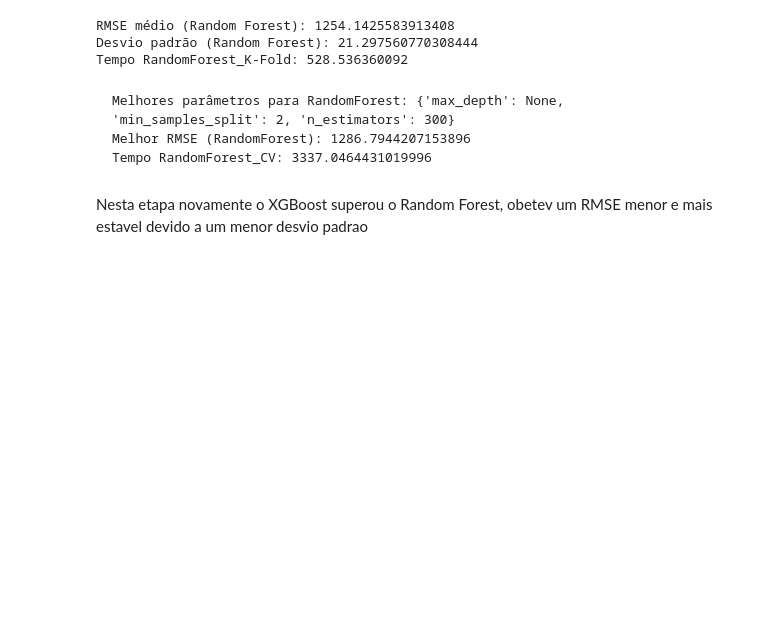
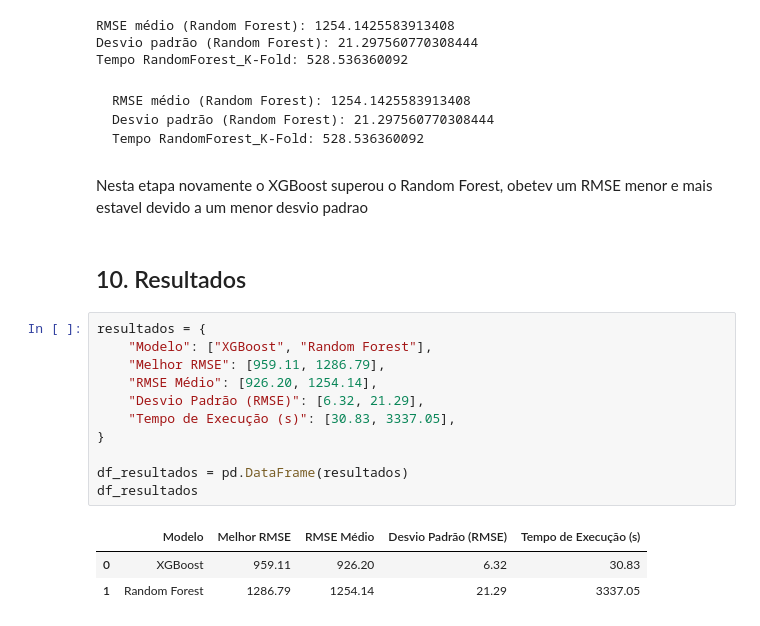
Before and after one commit to HammadN98/previsao_de_vendas, a Jupyter notebook: previsao_das_vendas_lojas_Rossmann.ipynb, the cells around one changed output. Cells and saved outputs as stored; diff of their text form; blank space fills up the shorter version.

````diff
--- a/previsao_das_vendas_lojas_Rossmann.ipynb
+++ b/previsao_das_vendas_lojas_Rossmann.ipynb
@@ -917,11 +920,28 @@ print(f"Tempo RandomForest_K-Fold: {rf_k_end-rf_k_start}")
 RMSE médio (Random Forest): 1254.1425583913408
 Desvio padrão (Random Forest): 21.297560770308444
 Tempo RandomForest_K-Fold: 528.536360092
-# %% [markdown]
-```
-Melhores parâmetros para RandomForest: {'max_depth': None, 'min_samples_split': 2, 'n_estimators': 300}
-Melhor RMSE (RandomForest): 1286.7944207153896
-Tempo RandomForest_CV: 3337.0464431019996
-```
+# %% [markdown]
+```
+RMSE médio (Random Forest): 1254.1425583913408
+Desvio padrão (Random Forest): 21.297560770308444
+Tempo RandomForest_K-Fold: 528.536360092
+```
 # %% [markdown]
 Nesta etapa novamente o XGBoost superou o Random Forest, obetev um RMSE menor e mais estavel devido a um menor desvio padrao
+# %% [markdown]
+## 10. Resultados
+# %%
+resultados = {
+    "Modelo": ["XGBoost", "Random Forest"],
+    "Melhor RMSE": [959.11, 1286.79],
+    "RMSE Médio": [926.20, 1254.14],
+    "Desvio Padrão (RMSE)": [6.32, 21.29],
+    "Tempo de Execução (s)": [30.83, 3337.05],
+}
+
+df_resultados = pd.DataFrame(resultados)
+df_resultados
+# %% [output]
+|  | Modelo | Melhor RMSE | RMSE Médio | Desvio Padrão (RMSE) | Tempo de Execução (s) |
+| 0 | XGBoost | 959.11 | 926.20 | 6.32 | 30.83 |
+| 1 | Random Forest | 1286.79 | 1254.14 | 21.29 | 3337.05 |
````
Also changed, not shown: parts of 12 cells of this notebook.
